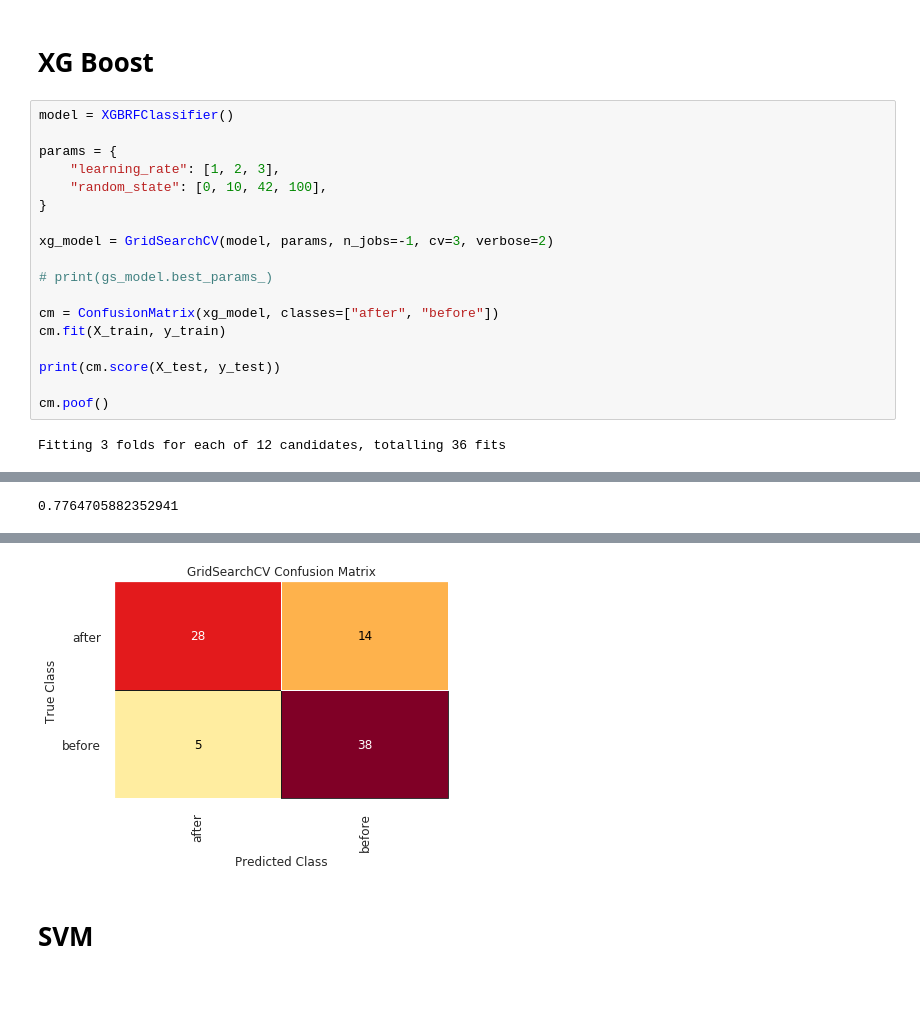
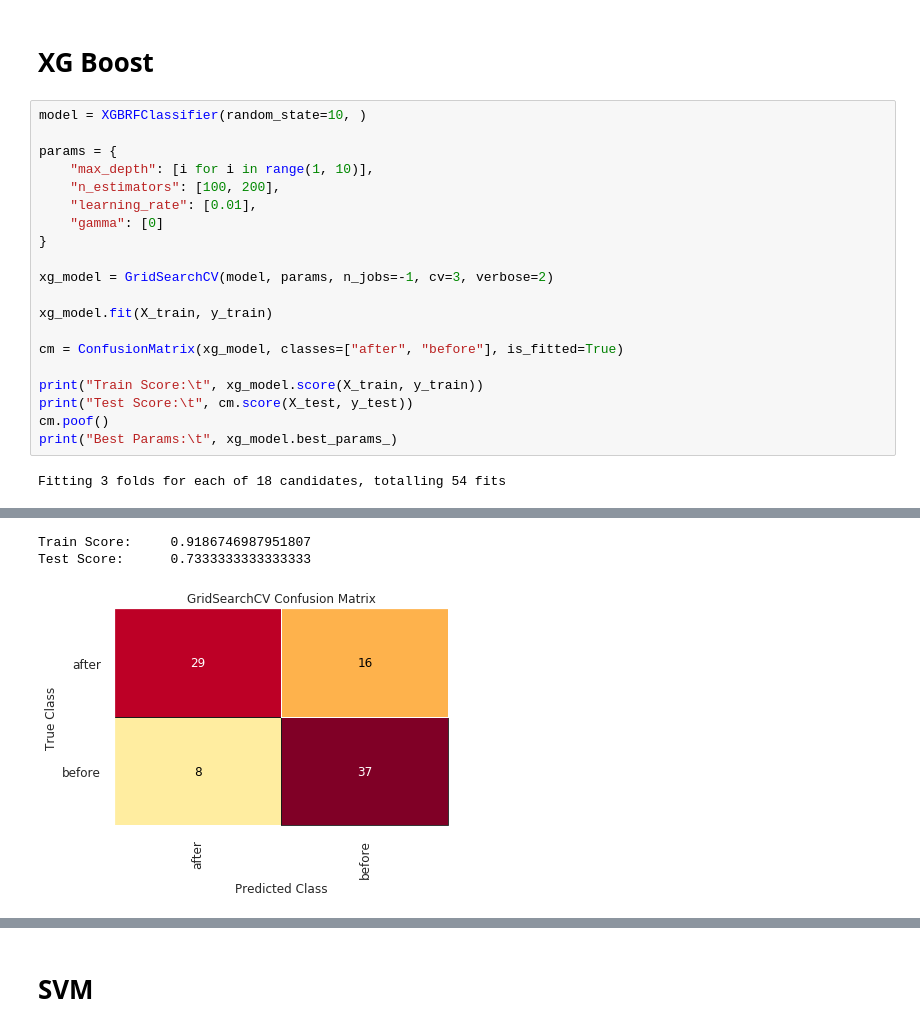
Before and after one commit to QED0711/wiki_learn, a Jupyter notebook: exploration/label_classifier.ipynb, the cells around one changed output, grey strips where cells are left out. Saved outputs shown, nothing was run; the diff lists cells and outputs as text; blank space fills up the shorter version.

```diff
--- a/exploration/label_classifier.ipynb
+++ b/exploration/label_classifier.ipynb
@@ -183,23 +186,25 @@ best_estimators.sort_values("Estimation Strength", ascending=False)
 # %% [markdown]
 # XG Boost
 # %%
-model = XGBRFClassifier()
+model = XGBRFClassifier(random_state=10, )
 
 params = {
-    "learning_rate": [1, 2, 3],
-    "random_state": [0, 10, 42, 100],
+    "max_depth": [i for i in range(1, 10)],
+    "n_estimators": [100, 200],
+    "learning_rate": [0.01],
+    "gamma": [0]
 }
 
 xg_model = GridSearchCV(model, params, n_jobs=-1, cv=3, verbose=2)
 
-# print(gs_model.best_params_)
+xg_model.fit(X_train, y_train)
 
-cm = ConfusionMatrix(xg_model, classes=["after", "before"])
-cm.fit(X_train, y_train)
+cm = ConfusionMatrix(xg_model, classes=["after", "before"], is_fitted=True)
 
-print(cm.score(X_test, y_test))
-
+print("Train Score:\t", xg_model.score(X_train, y_train))
+print("Test Score:\t", cm.score(X_test, y_test))
 cm.poof()
+print("Best Params:\t", xg_model.best_params_)
 # %% [output]
-Fitting 3 folds for each of 12 candidates, totalling 36 fits
+Fitting 3 folds for each of 18 candidates, totalling 54 fits
 [Parallel(n_jobs=-1)]: Using backend LokyBackend with 8 concurrent workers.
@@ -206 +213,3 @@ Fitting 3 folds for each of 12 candidates, totalling 36 fits
-0.7764705882352941
+Train Score:     0.9186746987951807
+Test Score:      0.7333333333333333
+[figure]
@@ -208,4 +217,3 @@ Fitting 3 folds for each of 12 candidates, totalling 36 fits
-[figure]
 # %% [markdown]
 # SVM
 # %%
```
Also changed, not shown: parts of 6 cells of this notebook.
